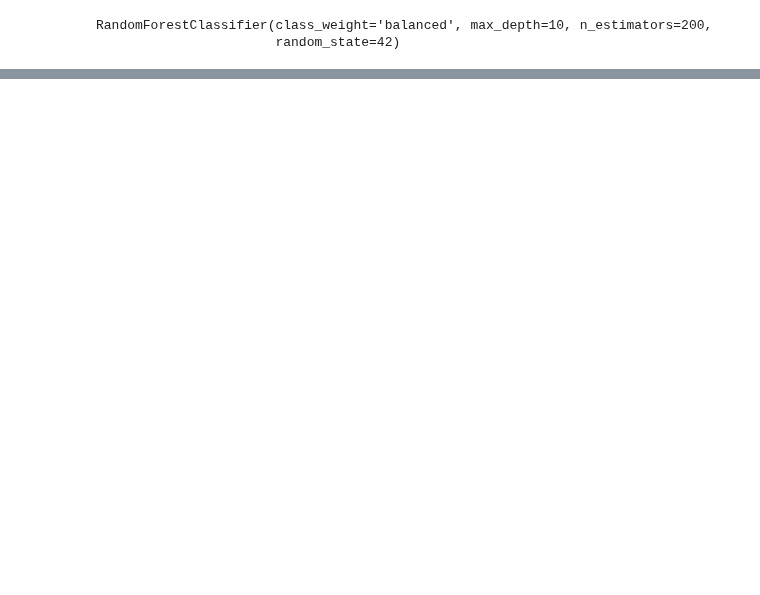
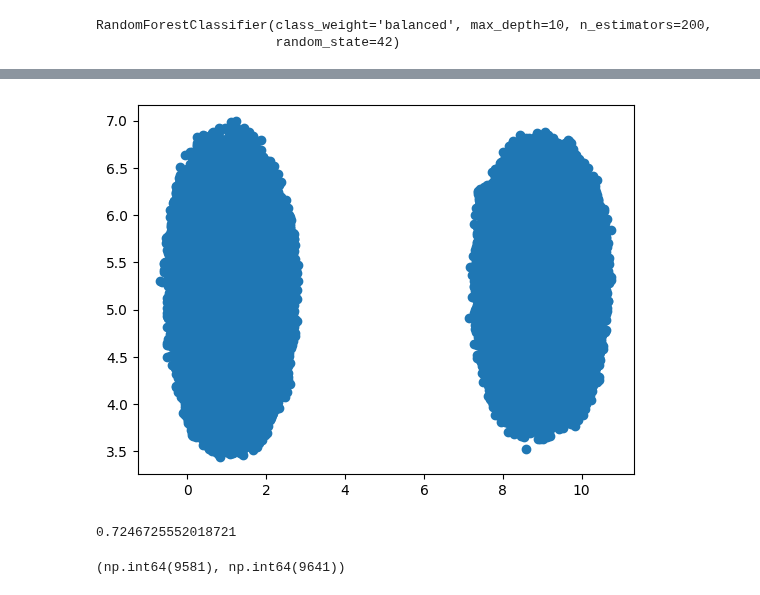
Before and after one commit to SofievanEngelen/2AMV10_Project, a Jupyter notebook: preprocessing+eda.ipynb, the cells around one changed output, grey strips where cells are left out. Drawn from its saved outputs; the diff is of its cells as text; code cells hidden in the pictures; blank space fills up the shorter version.

```diff
--- a/preprocessing+eda.ipynb
+++ b/preprocessing+eda.ipynb
@@ -165,0 +232,18 @@ weighted avg       0.96      0.95      0.95      5000
+# %%
+reducer = umap.UMAP(
+    n_neighbors=30,
+    min_dist=0.01,
+    random_state=42
+)
+embedding = reducer.fit_transform(X_scaled)
+plt.scatter(embedding[:,0], embedding[:,1])
+plt.show()
+# %% [output]
+[figure, added]
+# %%
+from sklearn.manifold import trustworthiness
+
+score = trustworthiness(X_scaled, embedding, n_neighbors=10)
+print(score)
+# %% [output]
+0.7246725552018721
@@ -165,0 +255,4 @@ weighted avg       0.96      0.95      0.95      5000
+# %%
+(embedding[:,0] < 5).sum(), (embedding[:,0] > 5).sum()
+# %% [output]
+(np.int64(9581), np.int64(9641))
```
Also changed, not shown: parts of 18 cells of this notebook.
